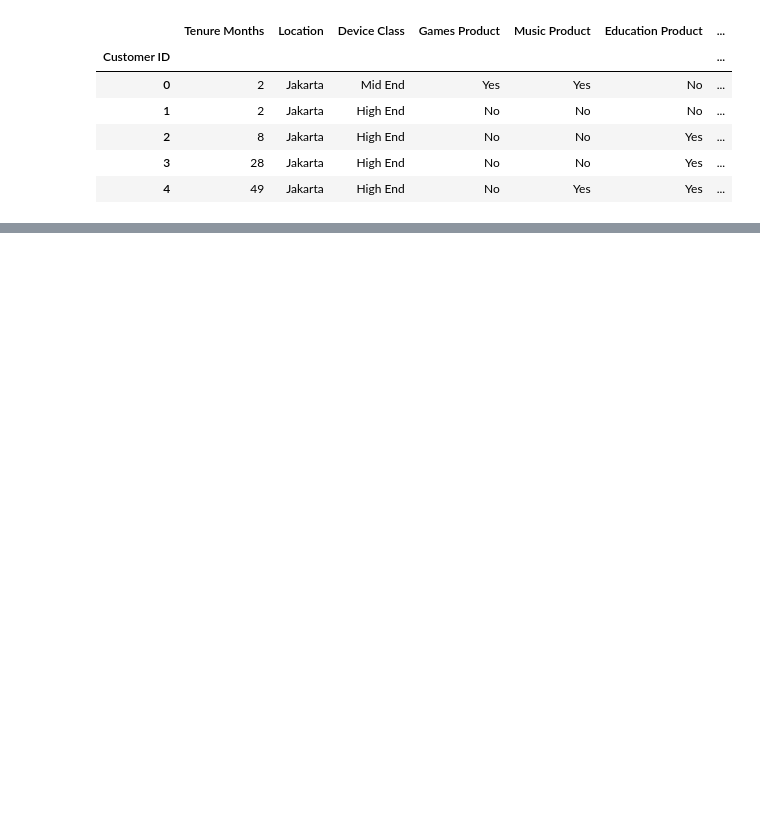
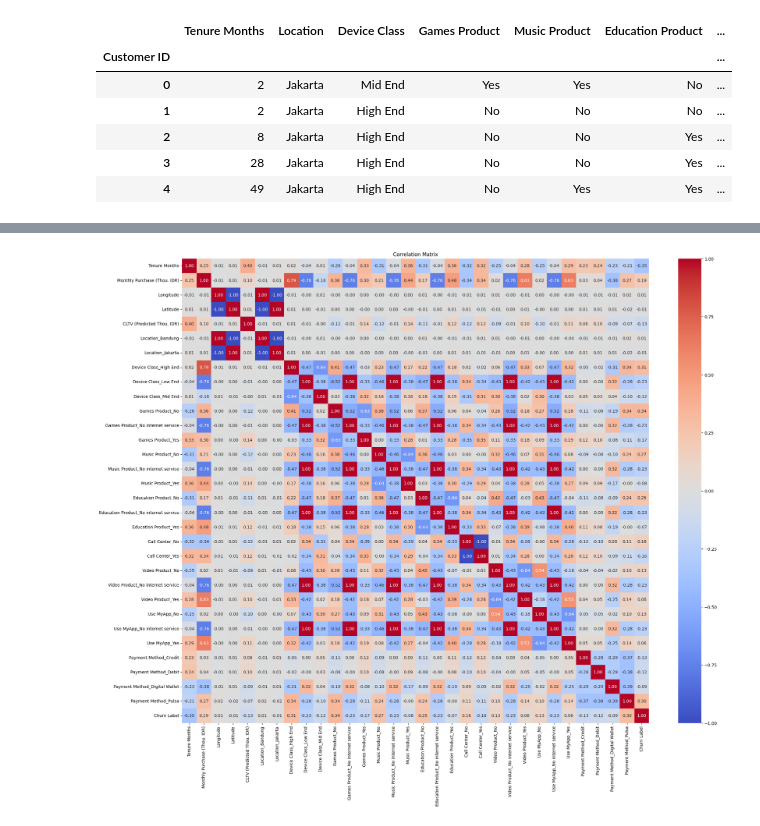
Before and after one commit to sntdshrly/dsw2023, a Jupyter notebook: dsw2023.ipynb, the cells around one changed output, grey strips where cells are left out. Drawn from its saved outputs; the diff is of its cells as text; code cells hidden in the pictures; blank space fills up the shorter version.

```diff
--- a/dsw2023.ipynb
+++ b/dsw2023.ipynb
@@ -35,3 +47,8 @@ dataframe.head()
 | 2 | 8 | Jakarta | High End | No | No | Yes | ... |
 | 3 | 28 | Jakarta | High End | No | No | Yes | ... |
 | 4 | 49 | Jakarta | High End | No | Yes | Yes | ... |
+# %%
+# Reset index 'Customer ID'
+df = df.reset_index(drop=True)
+df = pd.DataFrame(df)
+df
@@ -37,0 +178,13 @@ dataframe.head()
+# %%
+# Split dataset
+X = df.drop(columns=['Churn Label'])
+y = df['Churn Label']
+# %%
+# One-hot encoding untuk kolom non-numeric di X
+X_encoded = pd.get_dummies(X)
+# Label encoding
+y_encoded = y.map({'Yes': 1, 'No': 0})
+# %%
+# Gabungkan df
+combined_df = pd.concat([X_encoded, y_encoded], axis=1)
+combined_df
@@ -37,0 +205,8 @@ dataframe.head()
+# %%
+corr_matrix = combined_df.corr()
+plt.figure(figsize=(25, 20))
+sns.heatmap(corr_matrix, cmap='coolwarm', annot=True, fmt=".2f")
+plt.title('Correlation Matrix')
+plt.show()
+# %% [output]
+[figure, added]
```
Also changed, not shown: parts of 59 cells of this notebook.
